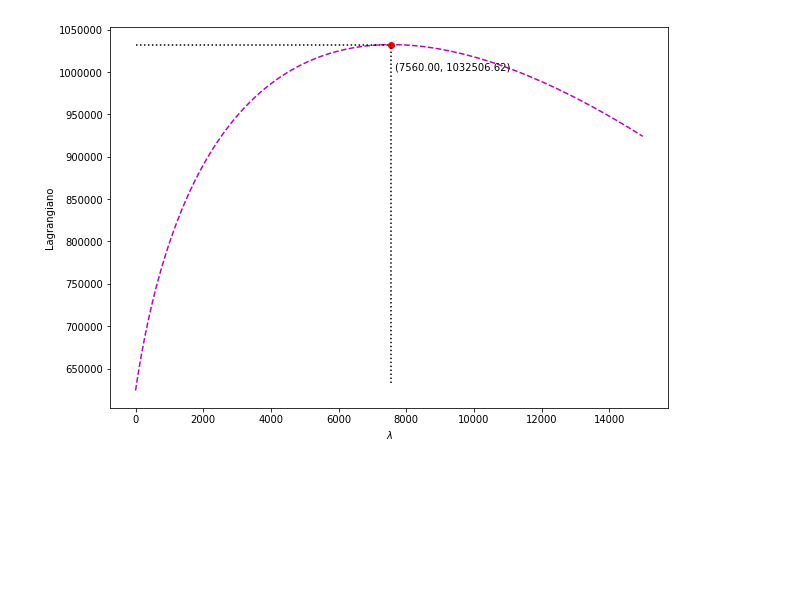
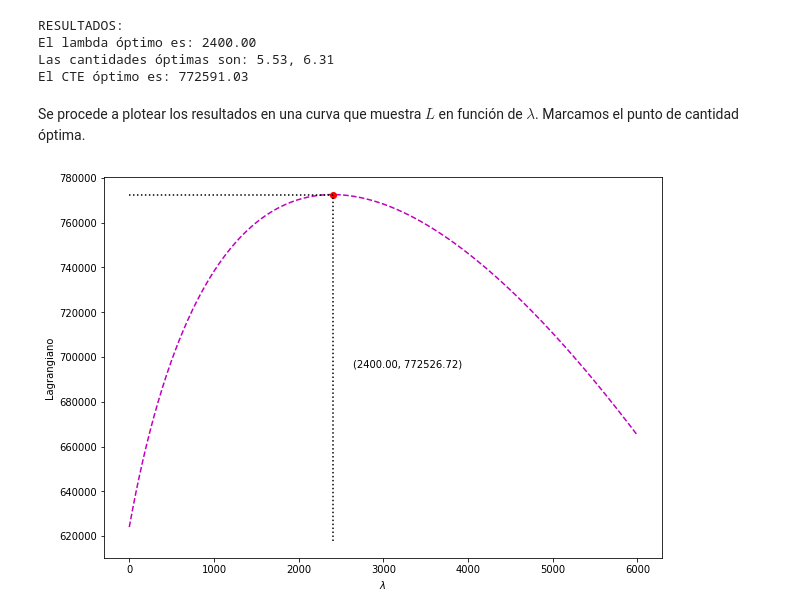
Before and after one commit to rmaranzana/investigacion_operativa, a Jupyter notebook: inventarios/restriccion_espacio.ipynb, the cells around one changed output. Saved outputs shown, nothing was run; the diff lists cells and outputs as text; code cells hidden in the pictures; blank space fills up the shorter version.

```diff
--- a/inventarios/restriccion_espacio.ipynb
+++ b/inventarios/restriccion_espacio.ipynb
@@ -41,6 +81,6 @@ def calcular_L(f_q, g_q, lmbd):
 # %%
 # Ejemplo:
-S = 90
+S = 150
 
 diasmes = 30
 t = 1 # período de análisis
@@ -67,3 +107,10 @@ k_2 = calidadrecepcion_2 + compra_2 # costo de orden
 d_2 = demanda_2 # demanda
 c1_2 = b_2 * interes + (alquiler_2 * diasmes * 12) # costo unitario
 s_2 = 15
+
+# Construcción de vectores de datos:
+vect_s = np.array([s_1, s_2])
+vect_b = np.array([b_1, b_2])
+vect_d = np.array([d_1, d_2])
+vect_c1 = np.array([c1_1, c1_2])
+vect_k = np.array([k_1, k_2])
@@ -70,5 +122,5 @@ s_2 = 15
 # %%
-lmbds = np.array(range(0, 15000, 10))
+lmbds = np.array(range(0, 6000, 10))
 L = np.zeros(lmbds.shape)
 
 for i, lmbd_i in enumerate(lmbds):
@@ -76,14 +128,8 @@ for i, lmbd_i in enumerate(lmbds):
     q1_opt = calcular_qopt(k_1, d_1, t, c1_1, s_1, lmbd_i)
     q2_opt = calcular_qopt(k_2, d_2, t, c1_2, s_2, lmbd_i)
 
-    # Construcción de arrays para cáclulo matricial en g:
+    # Construcción de arrays de q:
     vect_q_opt = np.array([q1_opt, q2_opt])
-    vect_s = np.array([s_1, s_2])
-    # Construcción de arrays para cáclulo vectorizado en f:
-    vect_b = np.array([b_1, b_2])
-    vect_d = np.array([d_1, d_2])
-    vect_c1 = np.array([c1_1, c1_2])
-    vect_k = np.array([k_1, k_2])
 
     # Cálculo de g y f:
     g = calcular_g(vect_q_opt, vect_s, S)
@@ -92,25 +138,44 @@ for i, lmbd_i in enumerate(lmbds):
     # Cálculo del lagrangiano:
     L[i] = calcular_L(f, g, lmbd_i)
 
-# Mínimo:
+# Máximo:
 max_index = np.argmax(L)
 L_max = L[max_index]
 lmbd_max = lmbds[max_index]
+
+# Resultados:
+print('RESULTADOS:')
+print(f'El lambda óptimo es: {lmbd_max:.2f}')
+
+q1_opt = calcular_qopt(k_1, d_1, t, c1_1, s_1, lmbd_max)
+q2_opt = calcular_qopt(k_2, d_2, t, c1_2, s_2, lmbd_max)
+vect_q_opt = np.array([q1_opt, q2_opt])
+print(f'Las cantidades óptimas son: {q1_opt:.2f}, {q2_opt:.2f}')
+
+f = calcular_f(vect_b, vect_d, vect_q_opt, vect_c1, t, vect_k)
+print(f'El CTE óptimo es: {f:.2f}')
+# %% [output]
+RESULTADOS:
+El lambda óptimo es: 2400.00
+Las cantidades óptimas son: 5.53, 6.31
+El CTE óptimo es: 772591.03
+# %% [markdown]
+Se procede a plotear los resultados en una curva que muestra $L$ en función de $\lambda$. Marcamos el punto de cantidad óptima.
 # %%
 # Subplots:
 
 fig, ax = plt.subplots(figsize=(10,7))
 
 ax.plot(lmbds, L, 'm--', label='Lagrangiano respecto de cada $\lambda$')
 
 ax.set_xlabel('$\lambda$')
 ax.set_ylabel('Lagrangiano')
 
 ax.plot(lmbd_max, L_max, 'r', marker='o') # punto óptimo
 ax.plot([0, lmbd_max], [L_max, L_max], 'k:')
-ax.plot([lmbd_max, lmbd_max], [L_max-400000, L_max], 'k:')
-ax.annotate(f'({lmbd_max:.2f}, {L_max:.2f})', (lmbd_max+100, L_max-30000))
+ax.plot([lmbd_max, lmbd_max], [L_max*(1-0.2), L_max], 'k:')
+ax.annotate(f'({lmbd_max:.2f}, {L_max:.2f})', (lmbd_max*(1+0.1), L_max*(1-0.1)))
 
 plt.show()
 # %% [output]
-[figure, old version]
+[figure, new version]
```
Also changed, not shown: parts of 9 cells of this notebook.
